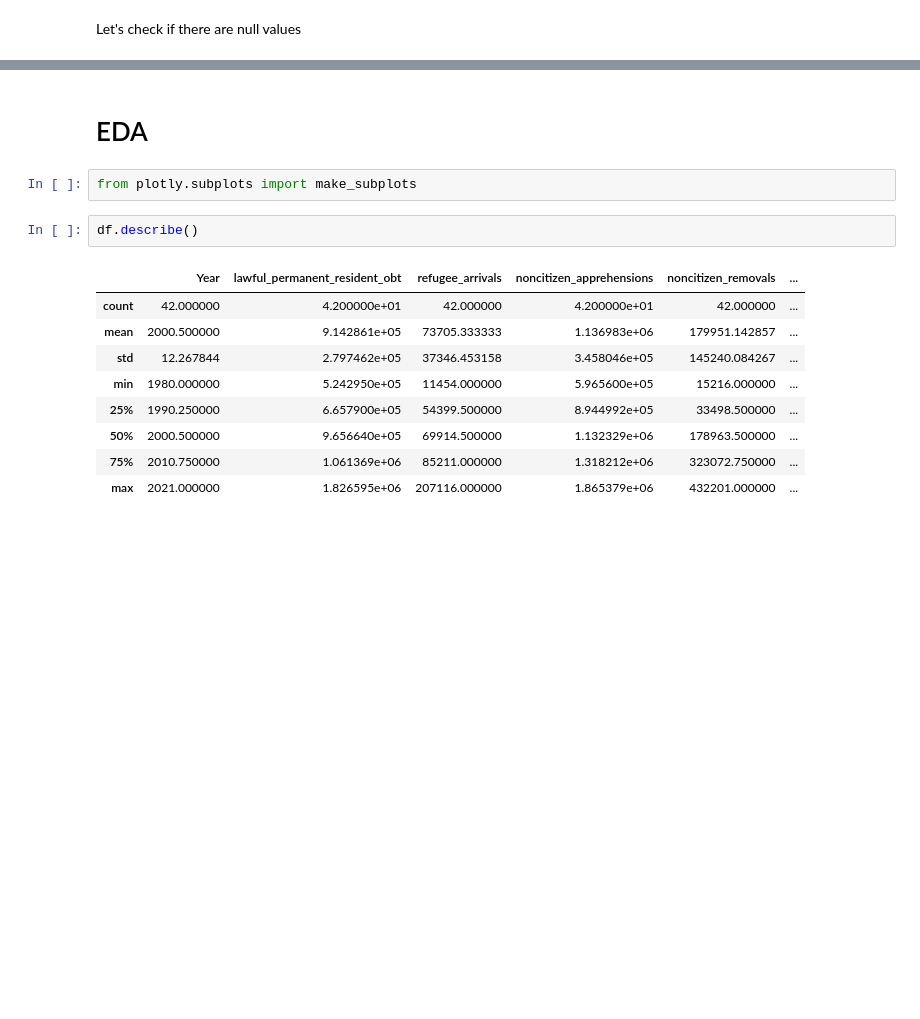
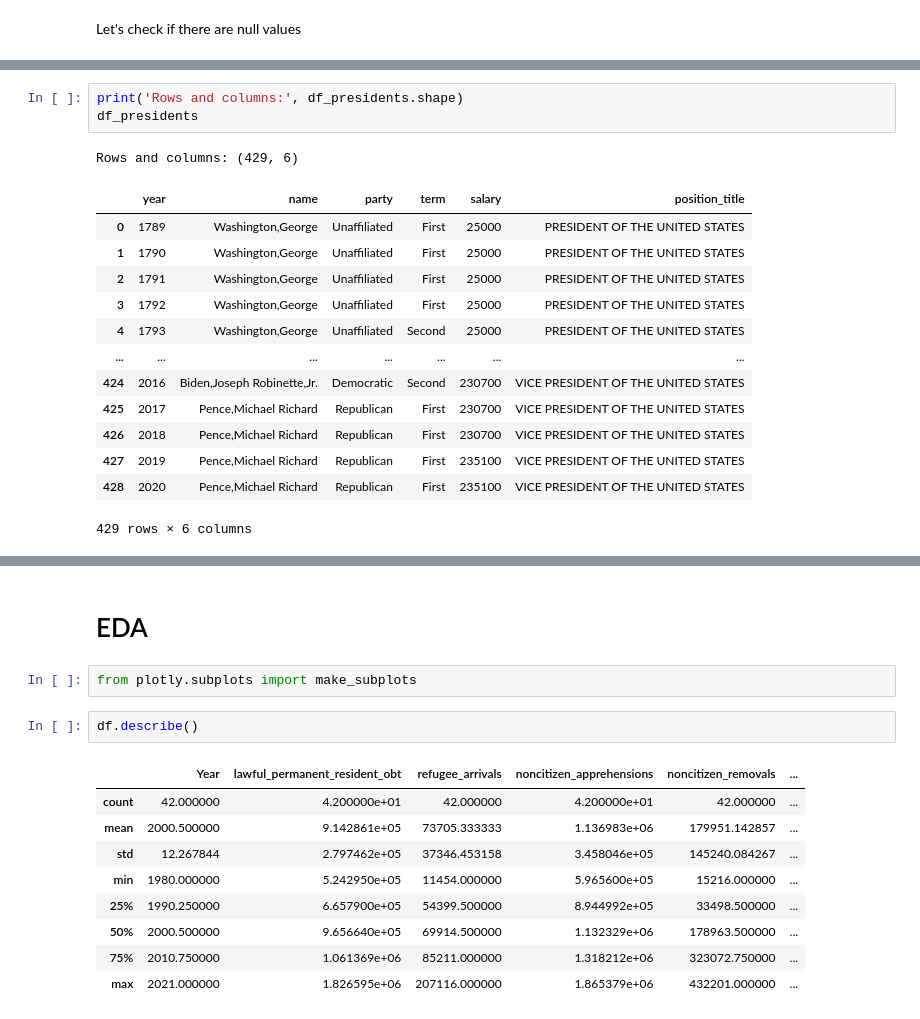
Before and after one commit to josh2894/us_immigration, a Jupyter notebook: notebooks/us_immigration.ipynb, the cells around one changed output, grey strips where cells are left out. Cells and saved outputs as stored; diff of their text form; blank space fills up the shorter version.

```diff
--- a/notebooks/us_immigration.ipynb
+++ b/notebooks/us_immigration.ipynb
@@ -83,0 +92,18 @@ dtype: int64
+# %%
+print('Rows and columns:', df_presidents.shape)
+df_presidents
+# %% [output]
+Rows and columns: (429, 6)
+|  | year | name | party | term | salary | position_title |
+| 0 | 1789 | Washington,George | Unaffiliated | First | 25000 | PRESIDENT OF THE UNITED STATES |
+| 1 | 1790 | Washington,George | Unaffiliated | First | 25000 | PRESIDENT OF THE UNITED STATES |
+| 2 | 1791 | Washington,George | Unaffiliated | First | 25000 | PRESIDENT OF THE UNITED STATES |
+| 3 | 1792 | Washington,George | Unaffiliated | First | 25000 | PRESIDENT OF THE UNITED STATES |
+| 4 | 1793 | Washington,George | Unaffiliated | Second | 25000 | PRESIDENT OF THE UNITED STATES |
+| ... | ... | ... | ... | ... | ... | ... |
+| 424 | 2016 | Biden,Joseph Robinette,Jr. | Democratic | Second | 230700 | VICE PRESIDENT OF THE UNITED STATES |
+| 425 | 2017 | Pence,Michael Richard | Republican | First | 230700 | VICE PRESIDENT OF THE UNITED STATES |
+| 426 | 2018 | Pence,Michael Richard | Republican | First | 230700 | VICE PRESIDENT OF THE UNITED STATES |
+| 427 | 2019 | Pence,Michael Richard | Republican | First | 235100 | VICE PRESIDENT OF THE UNITED STATES |
+| 428 | 2020 | Pence,Michael Richard | Republican | First | 235100 | VICE PRESIDENT OF THE UNITED STATES |
+429 rows × 6 columns
```
Also changed, not shown: parts of 18 cells of this notebook, 1 other file.
